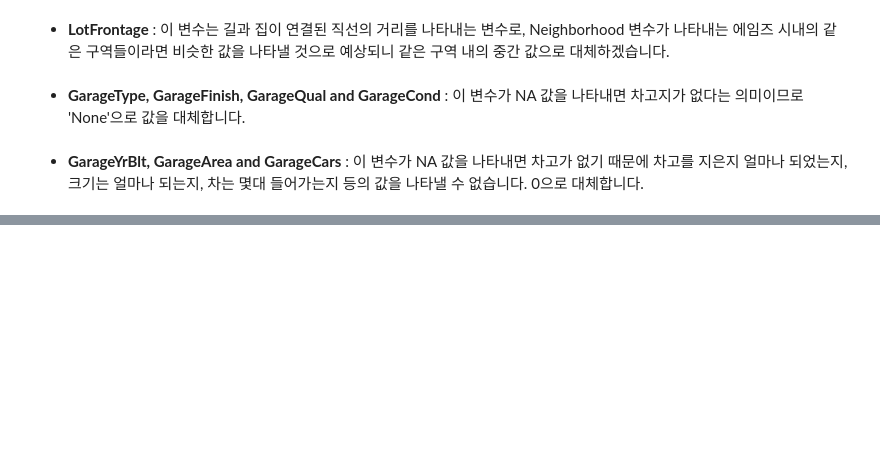
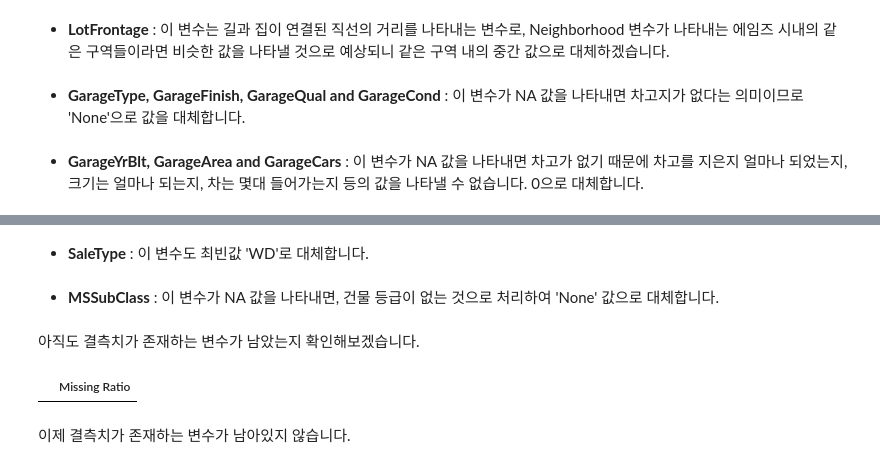
Before and after one commit to Ilevk/TIL, a Jupyter notebook: Kaggle/House Price/Stacked Regressions to predict House Prices.ipynb, the cells around one changed output, grey strips where cells are left out. Saved outputs shown, nothing was run; the diff lists cells and outputs as text; code cells hidden in the pictures; blank space fills up the shorter version.

```diff
--- a/Kaggle/House Price/Stacked Regressions to predict House Prices.ipynb
+++ b/Kaggle/House Price/Stacked Regressions to predict House Prices.ipynb
@@ -336,0 +374,3 @@ for col in ('GarageYrBlt', 'GarageArea', 'GarageCars'):
+# %%
+all_data['KitchenQual'] = all_data['KitchenQual'].fillna(
+    all_data['KitchenQual'].mode()[0])
@@ -336,0 +379,12 @@ for col in ('GarageYrBlt', 'GarageArea', 'GarageCars'):
+# %%
+all_data['Exterior1st'] = all_data['Exterior1st'].fillna(
+    all_data['Exterior1st'].mode()[0])
+all_data['Exterior2nd'] = all_data['Exterior2nd'].fillna(
+    all_data['Exterior2nd'].mode()[0])
+# %% [markdown]
+- **SaleType** : 이 변수도 최빈값 'WD'로 대체합니다.
+# %%
+all_data['SaleType'] = all_data['SaleType'].fillna(
+    all_data['SaleType'].mode()[0])
+# %% [markdown]
+- **MSSubClass** : 이 변수가 NA 값을 나타내면, 건물 등급이 없는 것으로 처리하여 'None' 값으로 대체합니다.
@@ -336,0 +393,11 @@ for col in ('GarageYrBlt', 'GarageArea', 'GarageCars'):
+# %% [markdown]
+아직도 결측치가 존재하는 변수가 남았는지 확인해보겠습니다.
+# %%
+all_data_na = (all_data.isnull().sum() / len(all_data))*100
+all_data_na = all_data_na.drop(all_data_na[all_data_na == 0].index).sort_values(ascending=False)
+missing_data = pd.DataFrame({'Missing Ratio':all_data_na})
+missing_data.head()
+# %% [output]
+|  | Missing Ratio |
+# %% [markdown]
+이제 결측치가 존재하는 변수가 남아있지 않습니다.
```
Also changed, not shown: parts of 82 cells of this notebook.
